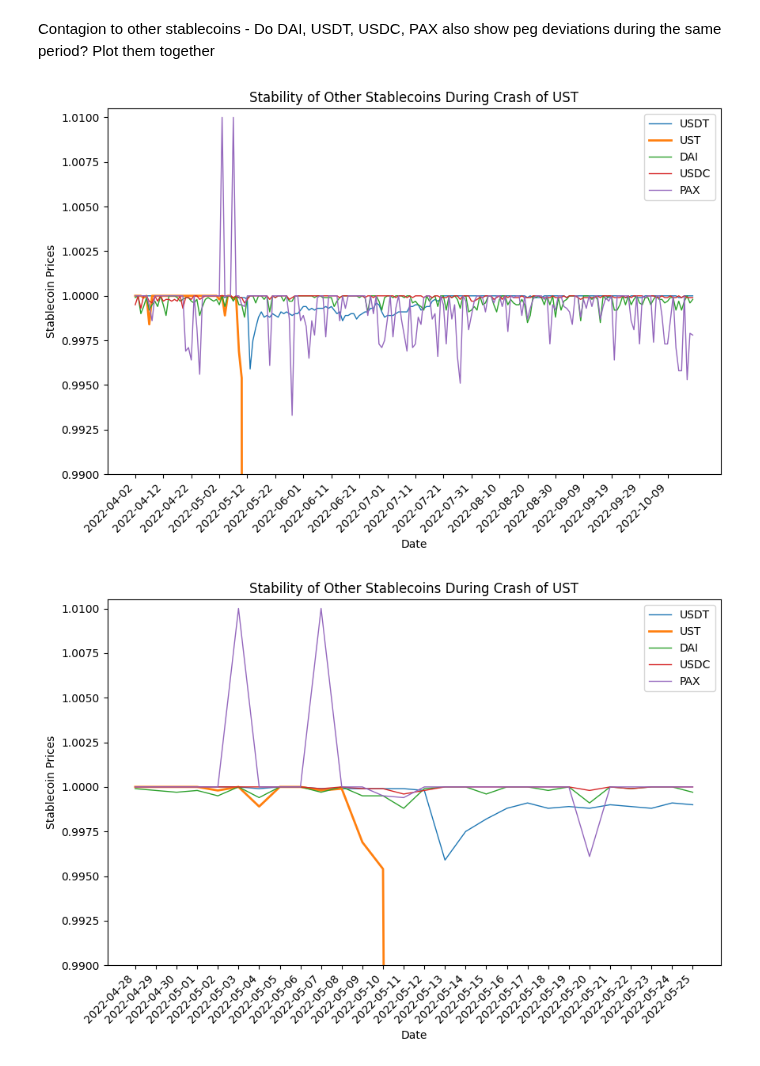
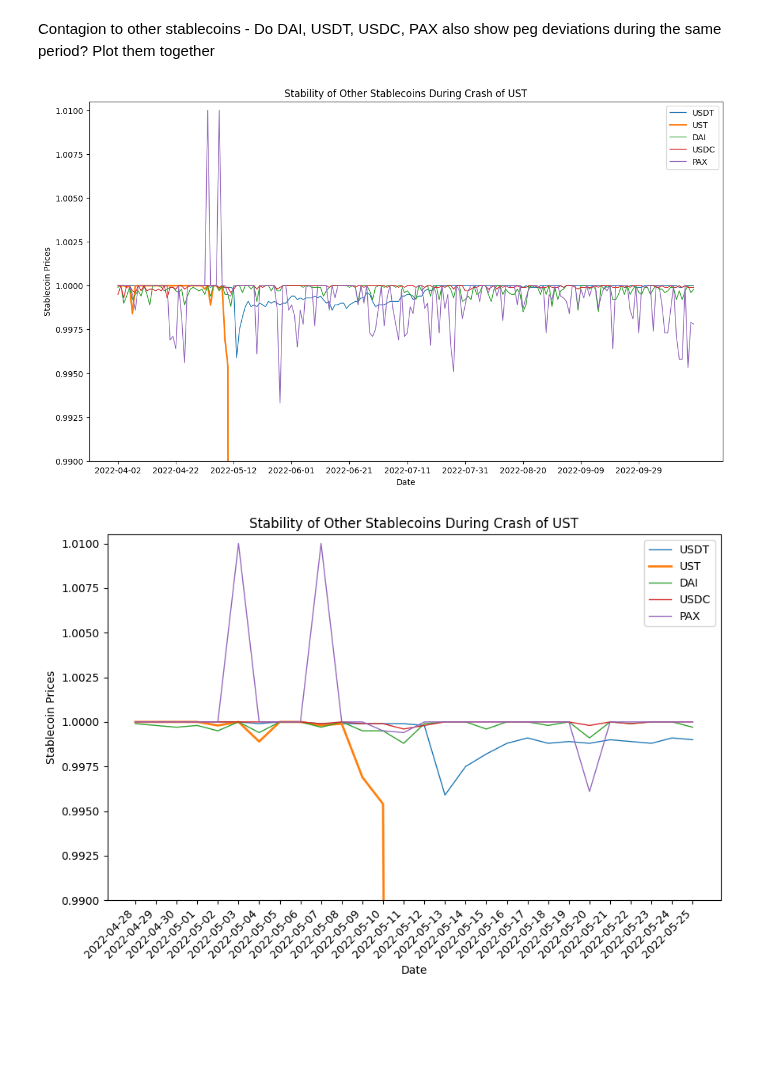
Before and after one commit to ChowchowWorks/DataBusters, a Jupyter notebook: src/crypto_prices.ipynb, the cells around one changed output. Drawn from its saved outputs; the diff is of its cells as text; code cells hidden in the pictures; blank space fills up the shorter version.

```diff
--- a/src/crypto_prices.ipynb
+++ b/src/crypto_prices.ipynb
@@ -275,21 +347,21 @@ plt.show()
 Contagion to other stablecoins - Do DAI, USDT, USDC, PAX also show peg deviations during the same period? Plot them together
 # %%
 x = 200
-plt.figure(figsize=(10,6))
+plt.figure(figsize=(14,8))
 plt.plot(usdt.datetime[:x], usdt.open[:x], linewidth = 1, label = "USDT")
 plt.plot(ustc.datetime[:x], ustc.open[:x], linewidth = 2, label = "UST")
 plt.plot(dai.datetime[:x], dai.open[:x], linewidth = 1, label = "DAI")
 plt.plot(usdc.datetime[:x], usdc.open[:x], linewidth = 1, label = "USDC")
 plt.plot(pax.datetime[:x], pax.open[:x], linewidth = 1, label = "PAX")
-plt.xticks(usdt.datetime[:x:10],rotation=45, ha = 'right')
+plt.xticks(usdt.datetime[:x:20],rotation=0)
 plt.ylim(0.99, 1.0105)
 plt.xlabel("Date")
 plt.ylabel("Stablecoin Prices")
 plt.title("Stability of Other Stablecoins During Crash of UST")
 plt.legend()
 plt.show()
 # %% [output]
-[figure, old version]
+[figure, new version]
 # %%
 y = 26
 x = 54
```
Also changed, not shown: parts of 6 cells of this notebook, 5 other files.
